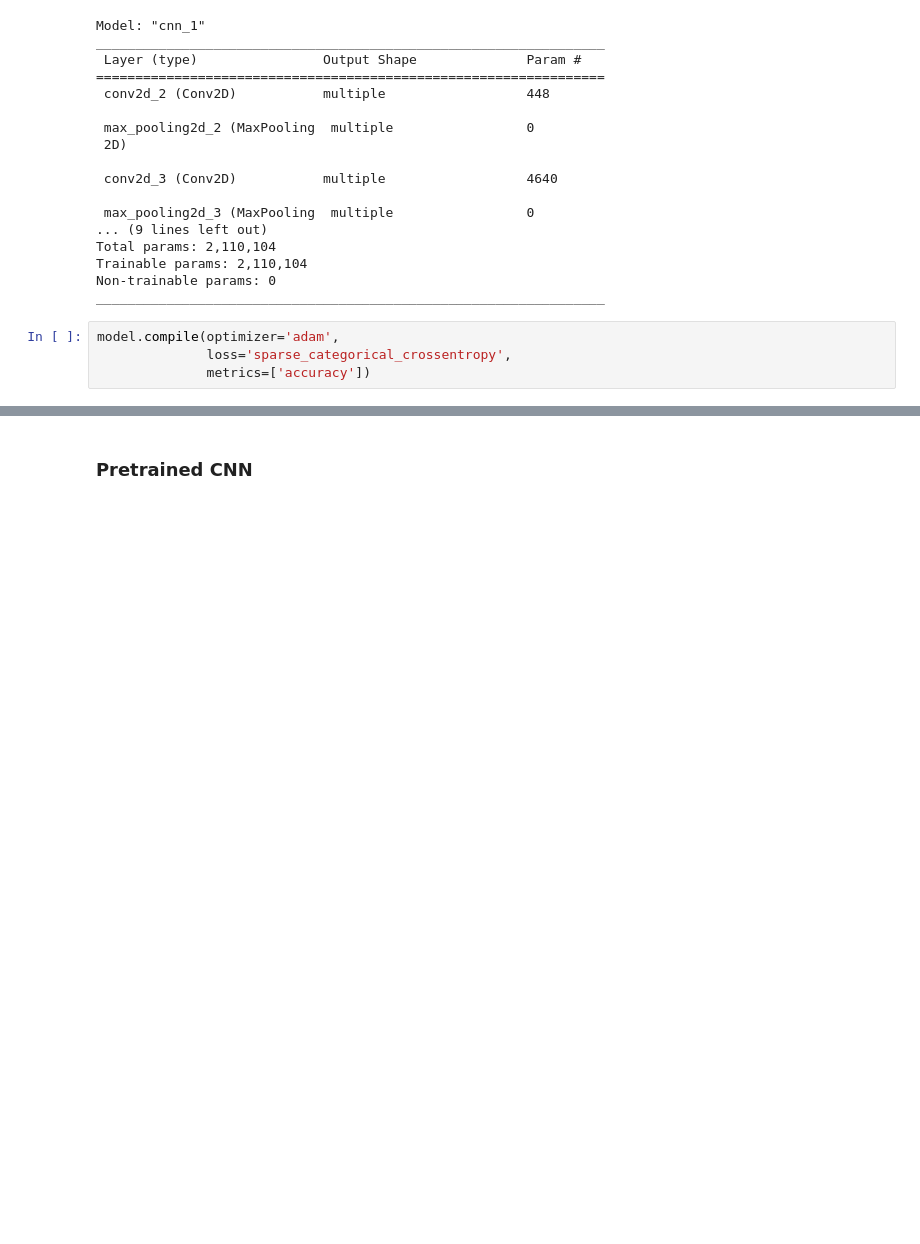
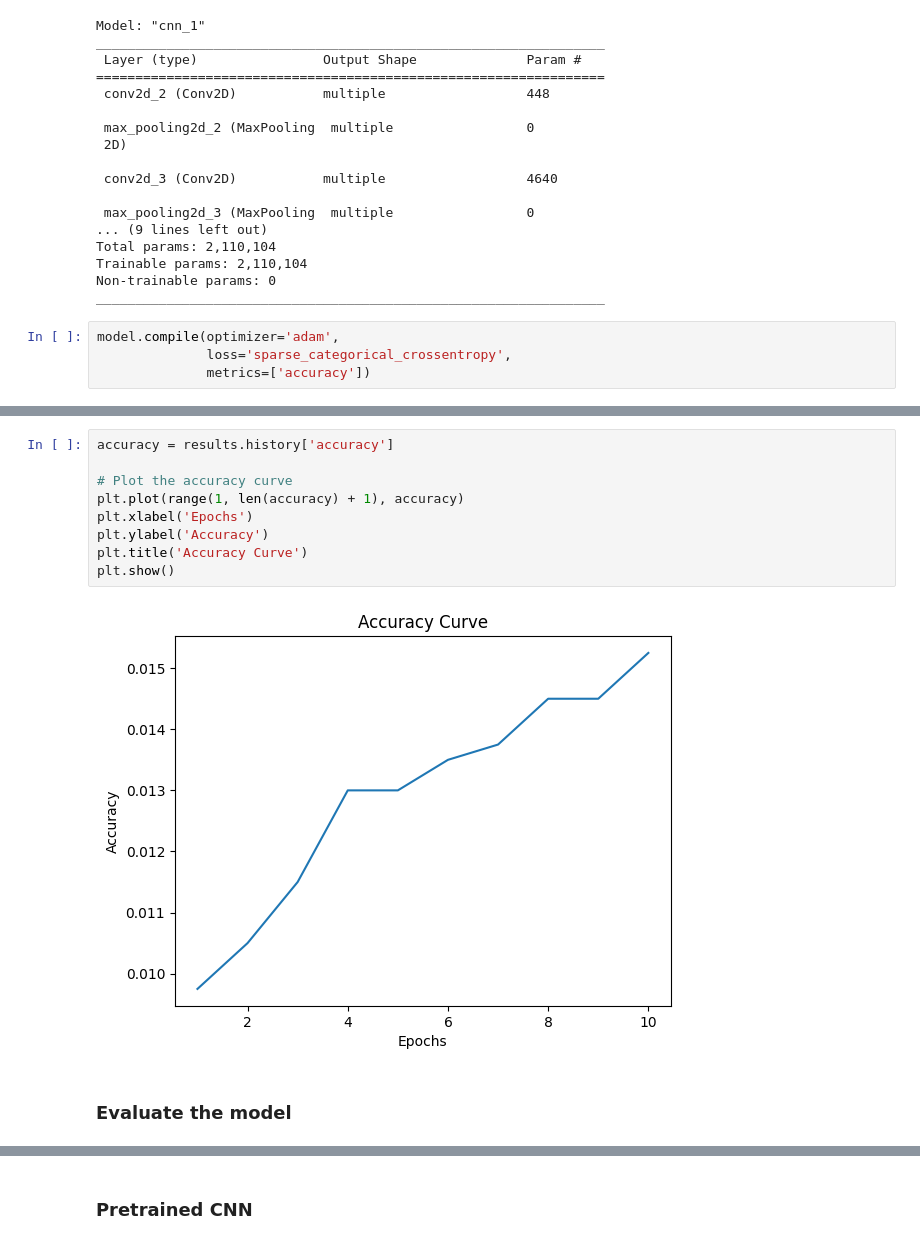
Before and after one commit to radtklau/mnist, a Jupyter notebook: dogs.ipynb, the cells around one changed output, grey strips where cells are left out. Cells and saved outputs as stored; diff of their text form; blank space fills up the shorter version.

Commit message:
continued working on dogs and added charts as well as comments

```diff
--- a/dogs.ipynb
+++ b/dogs.ipynb
@@ -218,0 +240,13 @@ results = model.fit(X_train, y_train, epochs=10)
+# %%
+accuracy = results.history['accuracy']
+
+# Plot the accuracy curve
+plt.plot(range(1, len(accuracy) + 1), accuracy)
+plt.xlabel('Epochs')
+plt.ylabel('Accuracy')
+plt.title('Accuracy Curve')
+plt.show()
+# %% [output]
+[figure, added]
+# %% [markdown]
+### Evaluate the model
```
Also changed, not shown: parts of 17 cells of this notebook, 2 other files.
